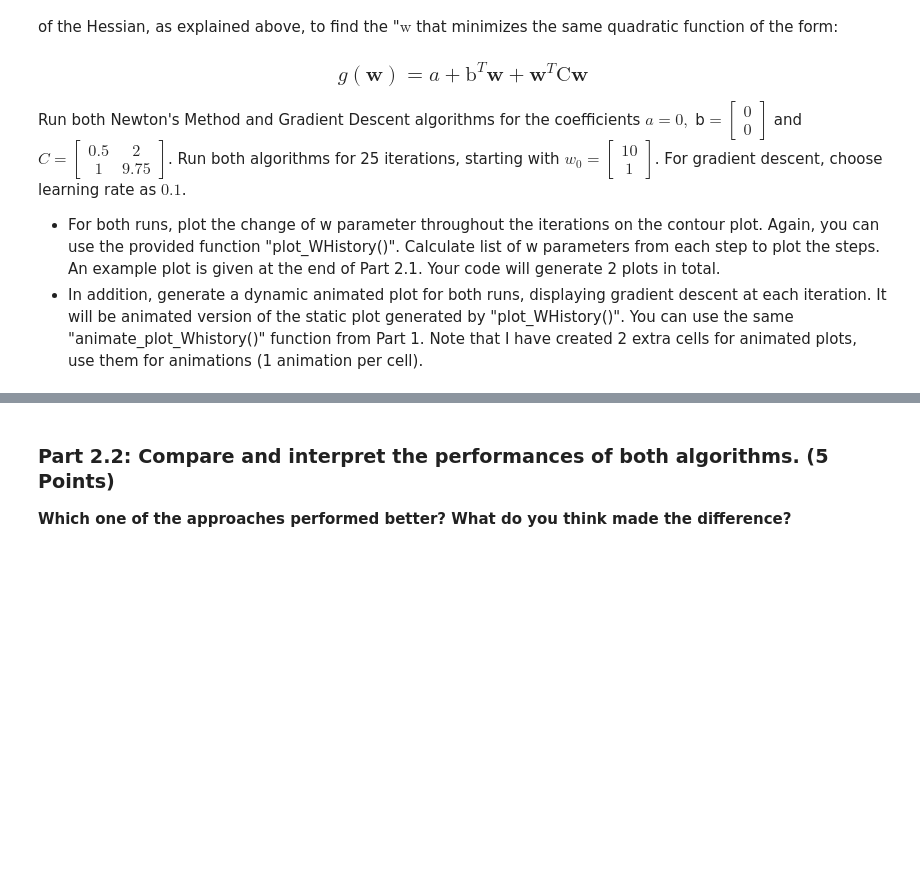
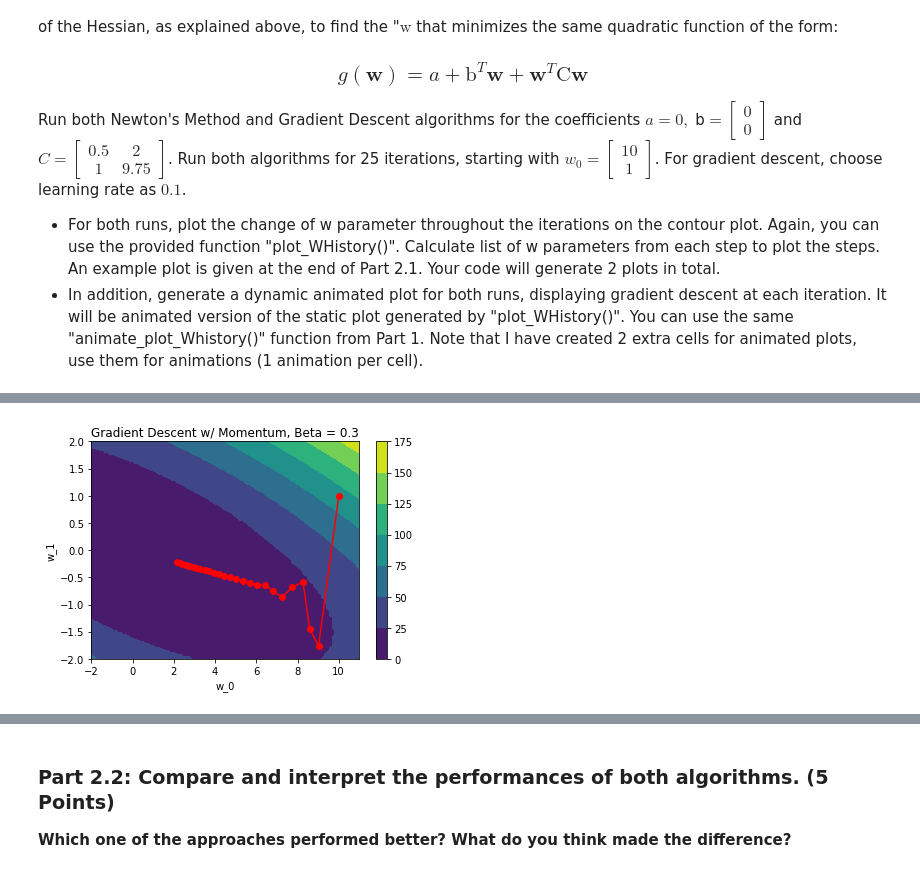
Before and after one commit to batuhanfaik/itu-cmpe, a Jupyter notebook: hw2/hw2.ipynb, the cells around one changed output, grey strips where cells are left out. Drawn from its saved outputs; the diff is of its cells as text; code cells hidden in the pictures; blank space fills up the shorter version.

```diff
--- a/hw2/hw2.ipynb
+++ b/hw2/hw2.ipynb
@@ -38,14 +38,3 @@ Run both algorithms for 25 iterations, starting with $w_0=\begin{bmatrix}10 \\ 1
  - For each run, plot the change of $\text{w}$ parameter throughout the iterations on the contour plot of the function $g(\text{b})$. Code to plot this is provided to you. Use the function "plot_WHistory()". You only need to calculate the list of $\text{w}$ parameters, then call the function passing the necessary parameters to it. Contour plot helps observe the change in the direction of gradients. An example plot is given at the end of Part 1.1. Your code will generate 3 plots in total.
 
  - In addition, generate a dynamic animated plot for each run, displaying gradient descent at each iteration. It will be animated version of the static plot generated by "plot_WHistory()". You will fill in "animate_plot_Whistory()" by yourself.  Note that I have created 3 extra cells for animated plots, use them for animations (1 animation per cell).
-# %%
-# DELETE THIS CELL
-a = 0
-b = np.zeros((2,1))
-c = np.array([[0.5, 0], [0, 9.75]])
-g = lambda w : a + np.dot(np.transpose(b), w) + np.dot(np.dot(np.transpose(w), c), w)
-w_0 = np.array([[10], [1]])
-print(g(w_0))
-
-out1, out2 = gradientDescentWithMomentum(beta=0.5, w_0=w_0, a=a, b=b, c=c)
-print(out1)
@@ -294,5 +297,6 @@ W found by Newton's Method: ([-0.00028028], [-0.00014374])
 # %%
 #Animate first run here
-w_final, w_history = gradientDescentWithMomentum(...)
-ani = animate_plot_WHistory(w_history, ...)
+w_final, w_history = gradientDescentWithMomentum(beta=0.3, w_0=w_0, a=a, b=b, c=c)
+ani = animate_plot_WHistory(w_history, beta=0.3, a=a , b=b, c=c)
 HTML(ani.to_html5_video())
+# %% [output]
@@ -299,2 +304,3 @@ HTML(ani.to_html5_video())
+[figure, added]
 # %%
 #Animate second run here
```
Also changed, not shown: parts of 6 cells of this notebook.
